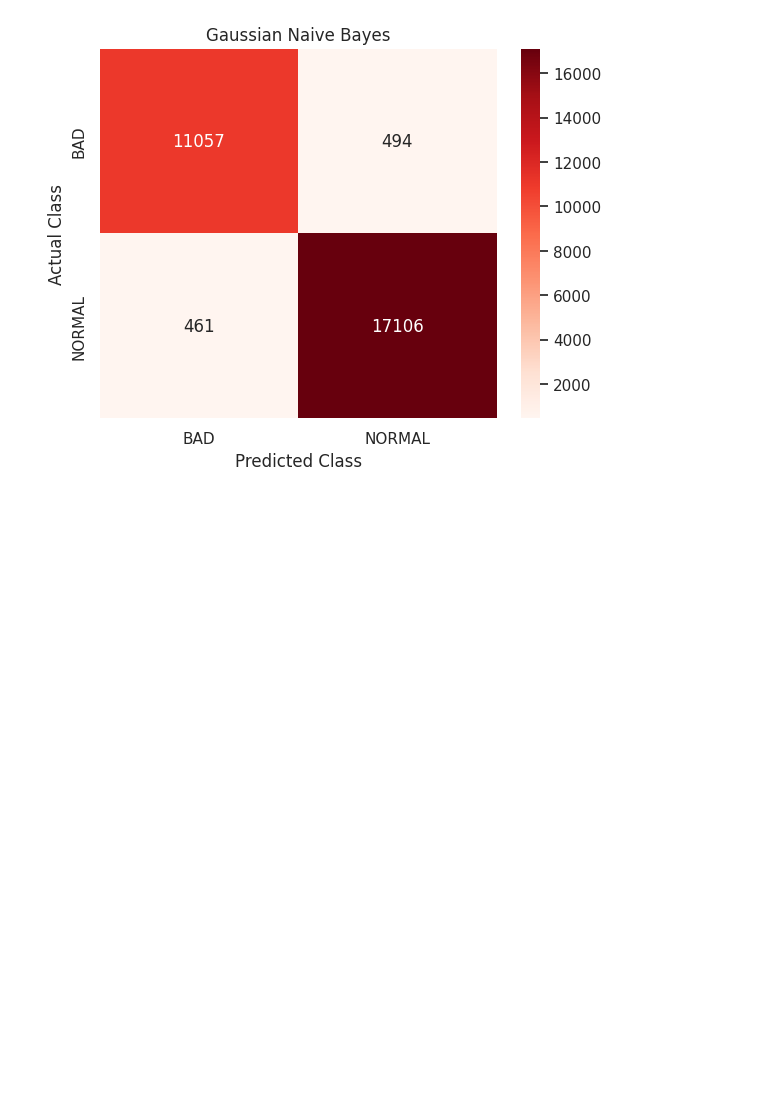
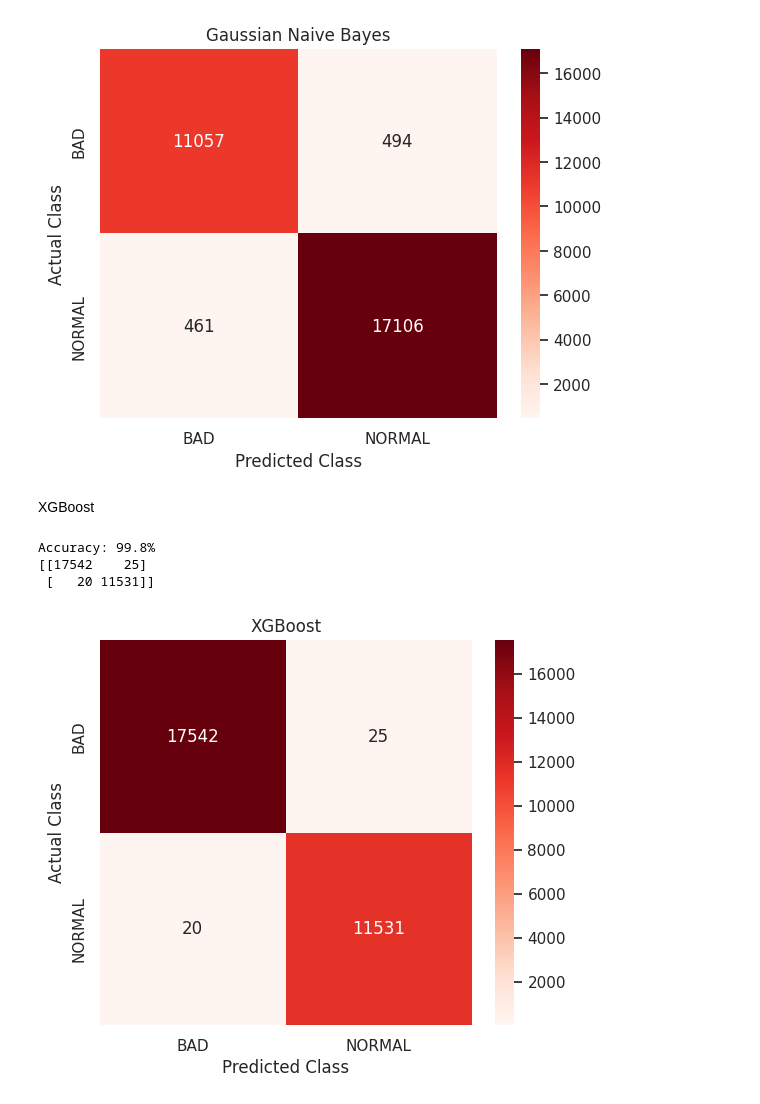
Before and after one commit to Itzswika/comparative_analysiss-, a Jupyter notebook: notebooks/kdd99.ipynb, the cells around one changed output. Saved outputs shown, nothing was run; the diff lists cells and outputs as text; code cells hidden in the pictures; blank space fills up the shorter version.

```diff
--- a/notebooks/kdd99.ipynb
+++ b/notebooks/kdd99.ipynb
@@ -673,3 +673,45 @@ Accuracy: 96.7%
 [[11057   494]
  [  461 17106]]
 [figure]
+# %% [markdown]
+XGBoost
+# %%
+from xgboost import XGBClassifier
+from sklearn.metrics import accuracy_score, confusion_matrix
+
+# Load the XGBoost dataset
+df = pd.read_pickle('xgb_dataset.pkl')
+
+# Use the same stratified train_test function from before
+x_train, y_train, x_test, y_test = train_test(df=df, stratify_col=df['target'], split=0.20)
+
+# Train XGBoost model
+model = XGBClassifier(use_label_encoder=False, eval_metric='logloss')  # Suppress warning
+model.fit(x_train, y_train)
+
+# Predict
+y_pred = model.predict(x_test)
+
+# Accuracy
+acc = accuracy_score(y_test.values, y_pred)
+print(f"Accuracy: {acc*100:.1f}%")
+
+# Confusion Matrix
+fp = confusion_matrix(y_test.values, y_pred, labels=[1, 0])  # Assuming 1 = BAD, 0 = NORMAL
+print(fp)
+
+# Store results
+results['XGBoost'] = [acc, fp]
+
+# Plot confusion matrix
+plt.figure(figsize=(6, 5))
+sns.heatmap(fp, annot=True, fmt='d', cmap='Reds', xticklabels=['BAD', 'NORMAL'], yticklabels=['BAD', 'NORMAL'])
+plt.xlabel('Predicted Class')
+plt.ylabel('Actual Class')
+plt.title('XGBoost')
+plt.show()
+# %% [output]
+Accuracy: 99.8%
+[[17542    25]
+ [   20 11531]]
+[figure, added]
```
Also changed, not shown: parts of 5 cells of this notebook.
